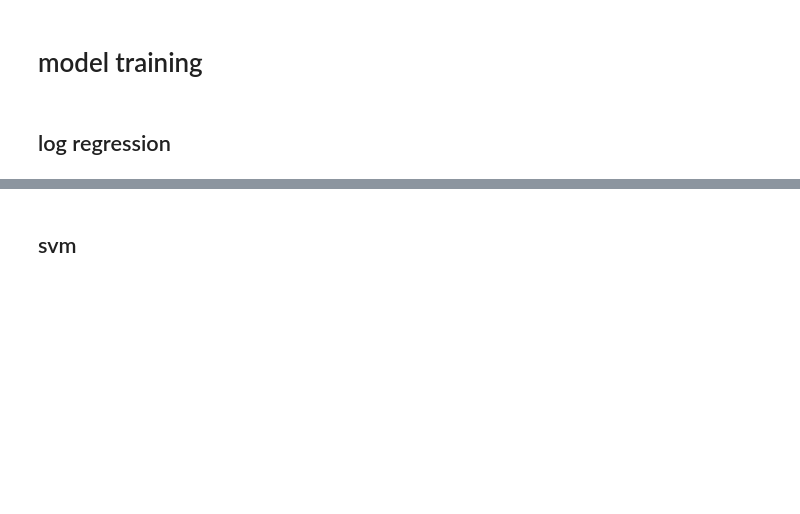
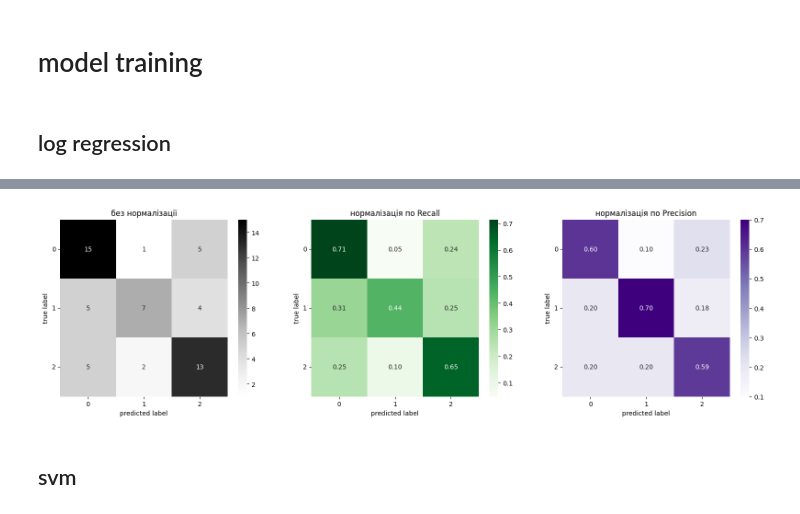
Before and after one commit to TetianaSoroka/kr_sounds_classifier, a Jupyter notebook: project/mn.ipynb, the cells around one changed output, grey strips where cells are left out. Cells and saved outputs as stored; diff of their text form; code cells hidden in the pictures; blank space fills up the shorter version.

Commit message:
Add logistic regression

```diff
--- a/project/mn.ipynb
+++ b/project/mn.ipynb
@@ -370,0 +376,4 @@ memory usage: 548.4 KB
+# %%
+X, y = process_emotion_folders(path)
+print(X.shape)
+print(y.shape)
@@ -370,0 +383,18 @@ memory usage: 548.4 KB
+# %%
+X_train, X_test, y_train, y_test = train_test_split(
+    X,
+    y,
+    test_size=0.2,
+    random_state=25,
+    stratify=y
+)
+# %%
+scaler = StandardScaler()
+X_train = scaler.fit_transform(X_train)
+X_test = scaler.transform(X_test)
+# %%
+logreg = LogisticRegression(
+    max_iter=3000,
+    random_state=25
+)
+logreg.fit(X_train, y_train)
@@ -371,3 +417,7 @@ memory usage: 548.4 KB
+# %%
+plot_cm(logreg, X_test, y_test)
+# %% [output]
+[figure, added]
 # %% [markdown]
 ## svm
 # %% [markdown]
```
Also changed, not shown: parts of 5 cells of this notebook.
